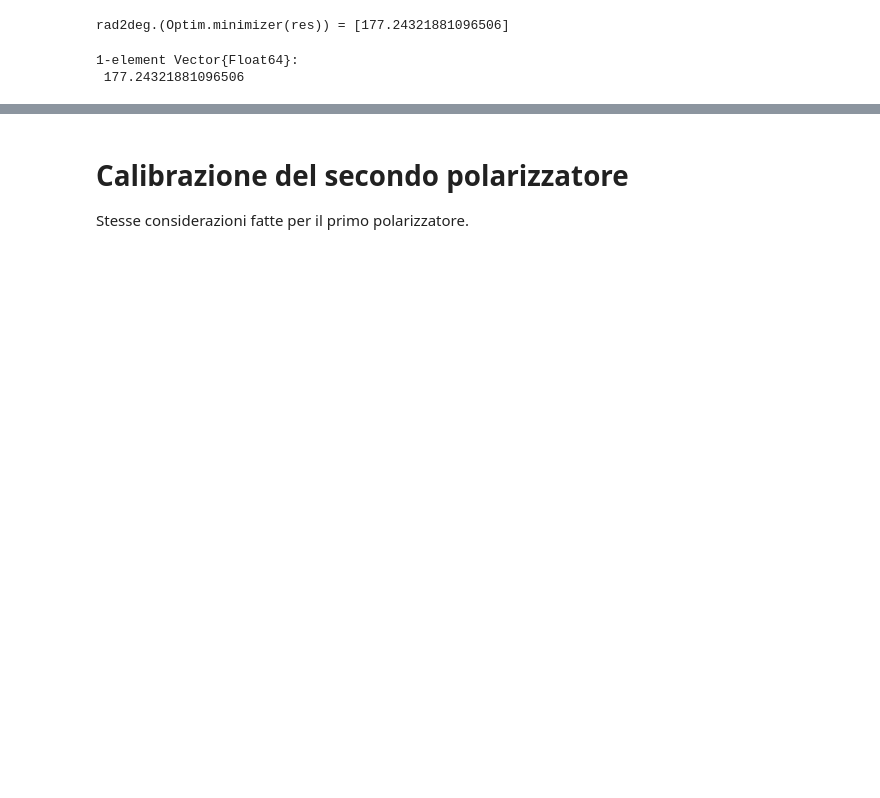
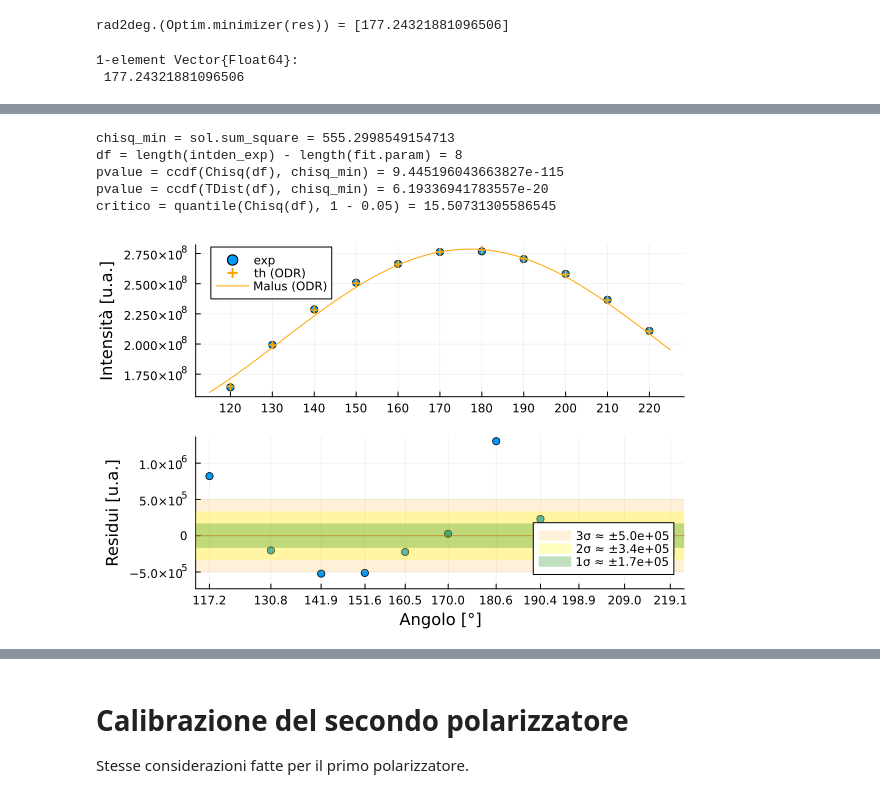
Before and after one commit to marcovianello5/es2_diffrazione, a Jupyter notebook: analisi.ipynb, the cells around one changed output, grey strips where cells are left out. Cells and saved outputs as stored; diff of their text form; code cells hidden in the pictures; blank space fills up the shorter version.

```diff
--- a/analisi.ipynb
+++ b/analisi.ipynb
@@ -93,0 +212,66 @@ rad2deg.(Optim.minimizer(res)) = [177.24321881096506]
+# %%
+# Faccio il fit pesato con ODRPACK con incertezze triangolari sull'angolo.
+# Poi plotto dati sprimentali, fit e residui.
+
+# Fit
+function odr_model!(x, p, y)
+    y .= p[1] .* cos.(x .+ p[2]).^2 .+ p[3]
+    return nothing
+end
+
+sol = odr_fit(odr_model!, deg2rad.(angle), intden_exp, [1e8, 0, 0]; weight_x=1/(deg2rad(0.5)/sqrt(6))^2, weight_y=1/intensita_std^2)
+
+# Qualità del fit
+# intden_th = Vector{Float64}(undef, length(angle))
+# odr_model!(deg2rad.(angle), sol.beta, intden_th)
+
+# resid = intden_exp - intden_th
+
+@show chisq_min = sol.sum_square  #sum(w .* resid.^2)
+@show df = length(intden_exp) - length(fit.param)
+@show pvalue = ccdf(Chisq(df), chisq_min)
+@show pvalue = ccdf(TDist(df), chisq_min)
+@show critico = quantile(Chisq(df), 1 - 0.05)
+
+# Plotti
+intden_th = Vector{Float64}(undef, length(x_angle))
+odr_model!(deg2rad.(x_angle), sol.beta, intden_th)
+
+p = plot()
+scatter!(p, angle, intden_exp, label="exp", xticks=angle)
+plot!(p, x_angle, intden_th, label="Malus (ODR)", c=:orange)
+scatter!(p, angle, sol.yest, label="th (ODR)", m=:+, msw=2, c=:orange)
+
+
+q = scatter(rad2deg.(sol.xplusd), sol.eps, label="", xticks=round.(rad2deg.(sol.xplusd), digits=1))
+hline!(q, [0], c=:red, alpha=0.5, label="")
+
+for (i, (c, α)) in zip(colors, alphas) |> enumerate |> collect |> reverse
+    lower = 0 - i * intensita_std
+    upper = 0 + i * intensita_std
+
+    label_text = i<4 ? "$(i)σ ≈ ±$(@sprintf("%0.1e", i*intensita_std))" : ""
+
+    hline!(q, [lower], fillrange=upper, fillalpha=α, fillcolor=c, linealpha=0, label=label_text)
+end
+
+r = plot(p,
+  q,
+  layout=(2,1),
+  #link=:x,
+  xlabel=["" "Angolo [°]"],
+  ylabel=["Intensità [u.a.]" "Residui [u.a.]"],
+  #xticks=[(angle, []) (angle, angle)],
+  legend=[(0.12, 0.9) (0.78,0.35)]
+)
+
+savefig(r, "typst/grafici/calibrazione_p1_odr_residui.svg")
+
+plot(r)
+# %% [output]
+chisq_min = sol.sum_square = 555.2998549154713
+df = length(intden_exp) - length(fit.param) = 8
+pvalue = ccdf(Chisq(df), chisq_min) = 9.445196043663827e-115
+pvalue = ccdf(TDist(df), chisq_min) = 6.19336941783557e-20
+critico = quantile(Chisq(df), 1 - 0.05) = 15.50731305586545
+[figure, added]
```
Also changed, not shown: parts of 13 cells of this notebook, 20 other files.
